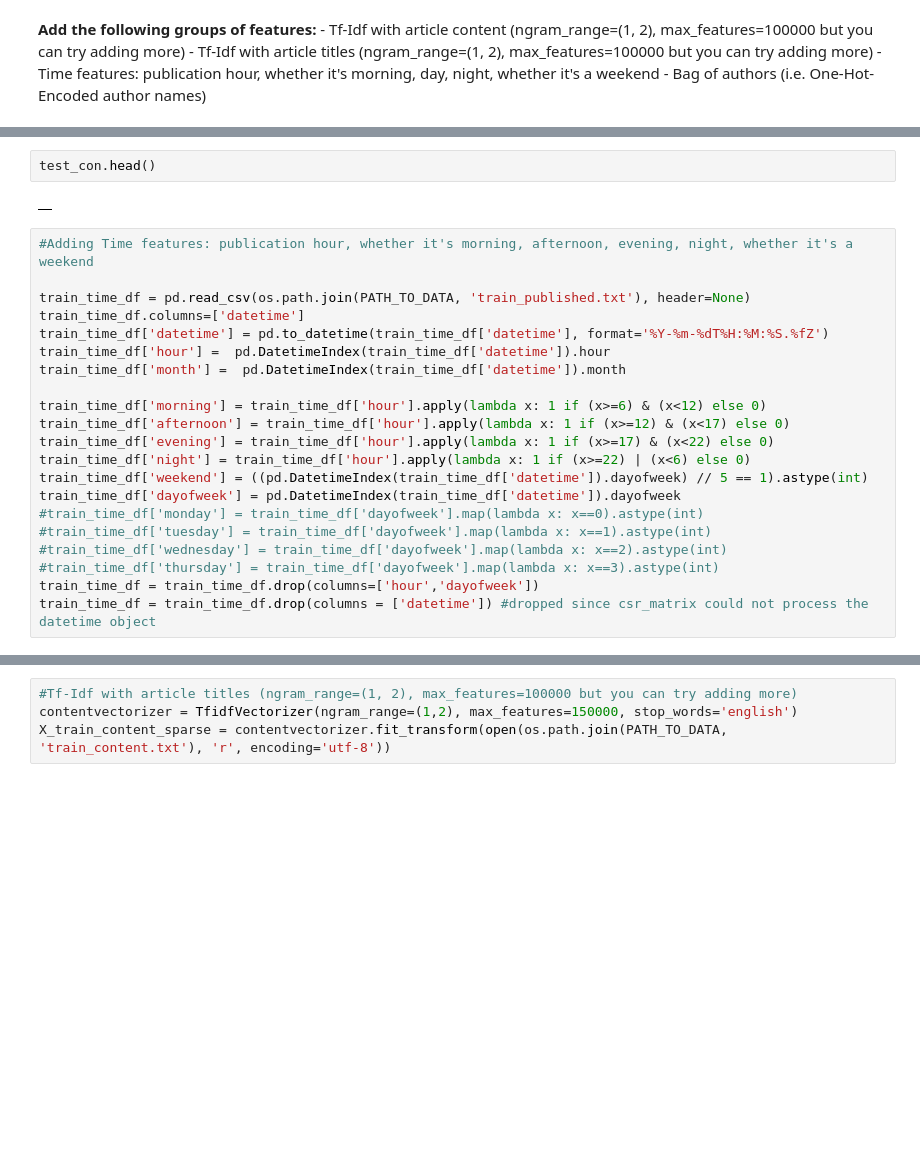
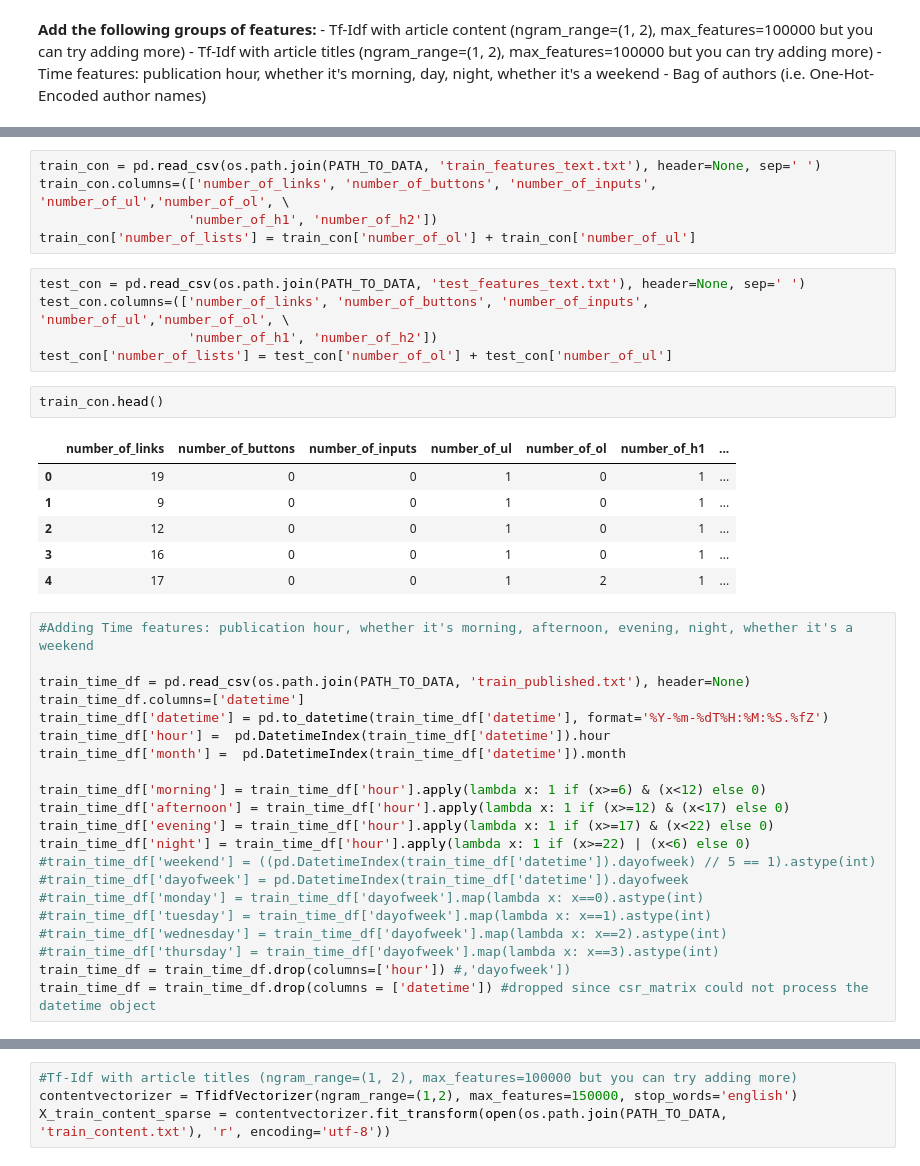
Before and after one commit to sitask/Spring2019_mlcourse.ai, a Jupyter notebook: assgn_2_medium.ipynb, the cells around one changed output, grey strips where cells are left out. Cells and saved outputs as stored; diff of their text form; blank space fills up the shorter version.

```diff
--- a/assgn_2_medium.ipynb
+++ b/assgn_2_medium.ipynb
@@ -182,7 +288,22 @@ extract_features_and_write(PATH_TO_DATA, 'test.json', is_train=False)
+# %%
+train_con = pd.read_csv(os.path.join(PATH_TO_DATA, 'train_features_text.txt'), header=None, sep=' ')
+train_con.columns=(['number_of_links', 'number_of_buttons', 'number_of_inputs', 'number_of_ul','number_of_ol', \
+                   'number_of_h1', 'number_of_h2'])
+train_con['number_of_lists'] = train_con['number_of_ol'] + train_con['number_of_ul']
+# %%
+test_con = pd.read_csv(os.path.join(PATH_TO_DATA, 'test_features_text.txt'), header=None, sep=' ')
+test_con.columns=(['number_of_links', 'number_of_buttons', 'number_of_inputs', 'number_of_ul','number_of_ol', \
+                   'number_of_h1', 'number_of_h2'])
+test_con['number_of_lists'] = test_con['number_of_ol'] + test_con['number_of_ul']
 # %%
-test_con.head()
+train_con.head()
 # %% [output]
-|  |
+|  | number_of_links | number_of_buttons | number_of_inputs | number_of_ul | number_of_ol | number_of_h1 | ... |
+| 0 | 19 | 0 | 0 | 1 | 0 | 1 | ... |
+| 1 | 9 | 0 | 0 | 1 | 0 | 1 | ... |
+| 2 | 12 | 0 | 0 | 1 | 0 | 1 | ... |
+| 3 | 16 | 0 | 0 | 1 | 0 | 1 | ... |
+| 4 | 17 | 0 | 0 | 1 | 2 | 1 | ... |
 # %%
 #Adding Time features: publication hour, whether it's morning, afternoon, evening, night, whether it's a weekend
 
@@ -196,13 +317,13 @@ train_time_df['morning'] = train_time_df['hour'].apply(lambda x: 1 if (x>=6) & (
 train_time_df['afternoon'] = train_time_df['hour'].apply(lambda x: 1 if (x>=12) & (x<17) else 0)
 train_time_df['evening'] = train_time_df['hour'].apply(lambda x: 1 if (x>=17) & (x<22) else 0)
 train_time_df['night'] = train_time_df['hour'].apply(lambda x: 1 if (x>=22) | (x<6) else 0)
-train_time_df['weekend'] = ((pd.DatetimeIndex(train_time_df['datetime']).dayofweek) // 5 == 1).astype(int)
-train_time_df['dayofweek'] = pd.DatetimeIndex(train_time_df['datetime']).dayofweek
+#train_time_df['weekend'] = ((pd.DatetimeIndex(train_time_df['datetime']).dayofweek) // 5 == 1).astype(int)
+#train_time_df['dayofweek'] = pd.DatetimeIndex(train_time_df['datetime']).dayofweek
 #train_time_df['monday'] = train_time_df['dayofweek'].map(lambda x: x==0).astype(int)
 #train_time_df['tuesday'] = train_time_df['dayofweek'].map(lambda x: x==1).astype(int)
 #train_time_df['wednesday'] = train_time_df['dayofweek'].map(lambda x: x==2).astype(int)
 #train_time_df['thursday'] = train_time_df['dayofweek'].map(lambda x: x==3).astype(int)
-train_time_df = train_time_df.drop(columns=['hour','dayofweek'])
+train_time_df = train_time_df.drop(columns=['hour']) #,'dayofweek'])
 train_time_df = train_time_df.drop(columns = ['datetime']) #dropped since csr_matrix could not process the datetime object
 # %%
 train_time_df.head()
```
Also changed, not shown: parts of 48 cells of this notebook.
